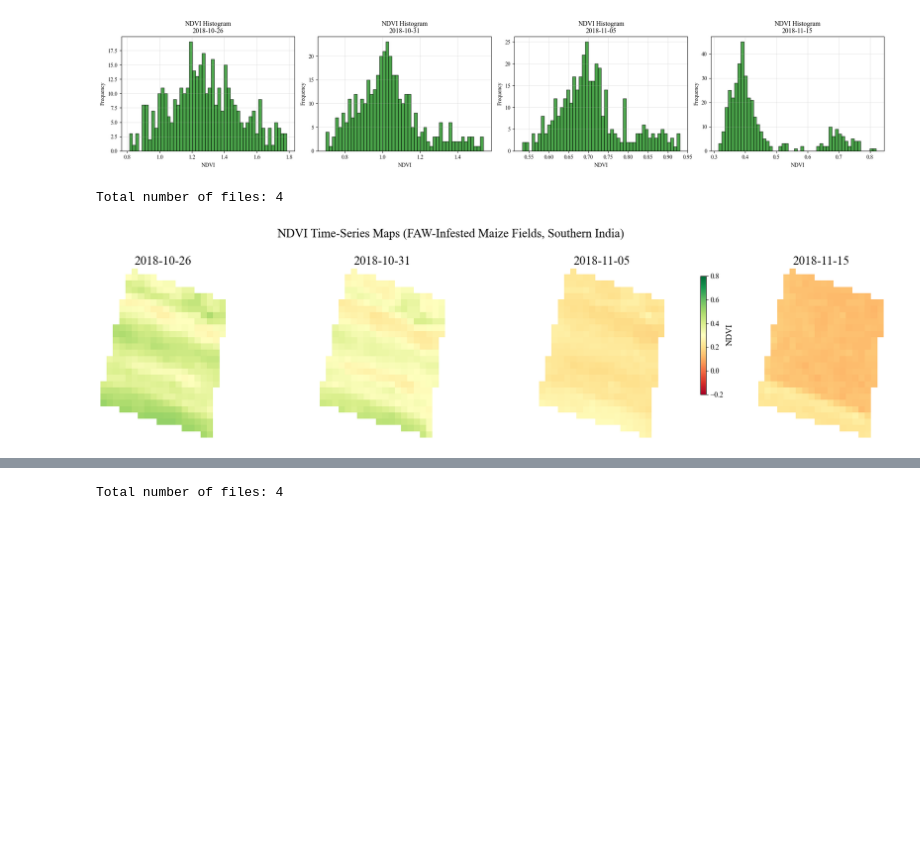
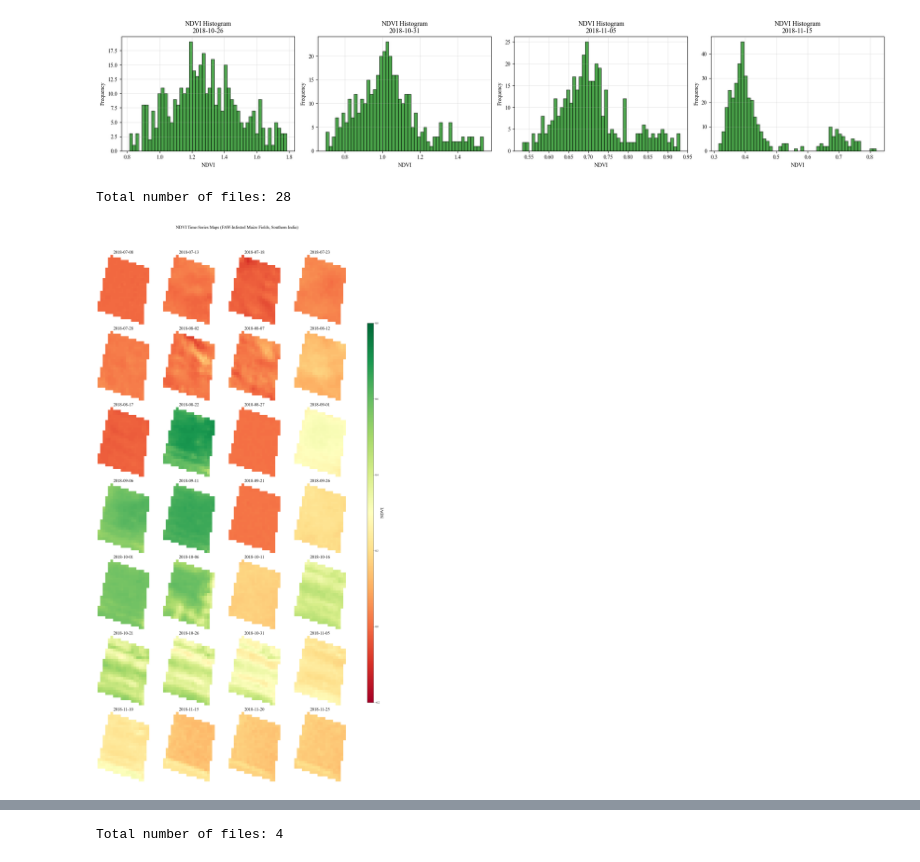
Before and after one commit to fekenzofugi/rsad-time-series, a Jupyter notebook: india.ipynb, the cells around one changed output, grey strips where cells are left out. Cells and saved outputs as stored; diff of their text form; code cells hidden in the pictures; blank space fills up the shorter version.

```diff
--- a/india.ipynb
+++ b/india.ipynb
@@ -424,7 +445,7 @@ plt.show()
 [figure]
 # %%
 scale = 10000
-path = "datasets/india_pest_time_series"
+path = "datasets/india_severe_time_series"
 
 n_files, name_files = get_files_info(path)
 
@@ -630,7 +651,8 @@ Total number of files: 0
 # %%
 scale = 10000
 path = "datasets/india_before_and_after"
-conditions = ["severe", "medium", "low", "healthy"]
+conditions = ["healthy", "low", "medium", "severe"]
+colors = ["green", "orange", "#62440B", "red"]
 
 bands = np.arange(1, n_bands + 1)
 band_labels = [f"B{i}" for i in bands]
@@ -646,7 +668,7 @@ for condition in conditions:
     mean_after = np.nanmean(img_after.reshape(n_bands, -1), axis=1)
 
     plt.plot(
-        bands, mean_after, "o-", linewidth=2,
+        bands, mean_after, "o-", linewidth=2, color=colors[conditions.index(condition)],
         label=f"{condition.capitalize()}"
     )
 
@@ -656,6 +678,7 @@ plt.ylabel("Mean Reflectance")
 plt.title("Mean Spectral Response After Infestation (Severity Levels)")
 plt.grid(True, linestyle="--", alpha=0.6)
 plt.legend(title="Infestation Severity")
+plt.savefig("figures/india_spectral_severity_classification", dpi=300)
 plt.tight_layout()
 plt.show()
 # %% [output]
@@ -770,7 +793,7 @@ plt.show()
 Total number of files: 4
 [figure]
 # %%
-path = "datasets/india_pest_time_series"
+path = "datasets/india_severe_time_series"
 scale = 10000
 
 n_files, name_files = get_files_info(path)
@@ -808,47 +831,45 @@ fig, axes = plt.subplots(
     figsize=(5 * n_cols, 5 * n_rows),  # <-- increased
     squeeze=False
 )
 
 for i, ax in enumerate(axes.flat):
     if i < n_images:
         im = ax.imshow(
             ndvi_maps[i],
             cmap="RdYlGn",
             vmin=-0.2,
             vmax=0.8
         )
         ax.set_title(
             dates[i].strftime("%Y-%m-%d"),
             fontsize=20,
             pad=6
         )
         ax.axis("off")
     else:
         ax.axis("off")
-cbar = fig.colorbar(
-    im,
-    ax=axes.ravel().tolist(),
-    shrink=0.7,
-    pad=0.02
-)
-cbar.set_label("NDVI", fontsize=14)
+
+cax = fig.add_axes([0.92, 0.15, 0.02, 0.7])
+
+cbar = fig.colorbar(im, cax=cax)
+cbar.set_label("NDVI", fontsize=20)
 cbar.ax.tick_params(labelsize=12)
 
 plt.suptitle(
     "NDVI Time-Series Maps (FAW-Infested Maize Fields, Southern India)",
     fontsize=20,
-    y=0.98
+    y=1.03
 )
 
-plt.tight_layout(rect=[0, 0, 1, 0.96])
+plt.tight_layout(rect=[0, 0, 0.9, 1.0])
 
-plt.savefig(
-    "figures/india_ndvi_time_series_maps.png",
-    dpi=300,
-    bbox_inches="tight"
-)
+# plt.savefig(
+#     "figures/india_ndvi_time_series_maps.png",
+#     dpi=300,
+#     bbox_inches="tight"
+# )
 plt.show()
 # %% [output]
-Total number of files: 4
+Total number of files: 28
-[figure, old version]
+[figure, new version]
 # %%
```
Also changed, not shown: parts of 8 cells of this notebook, 3 other files.
